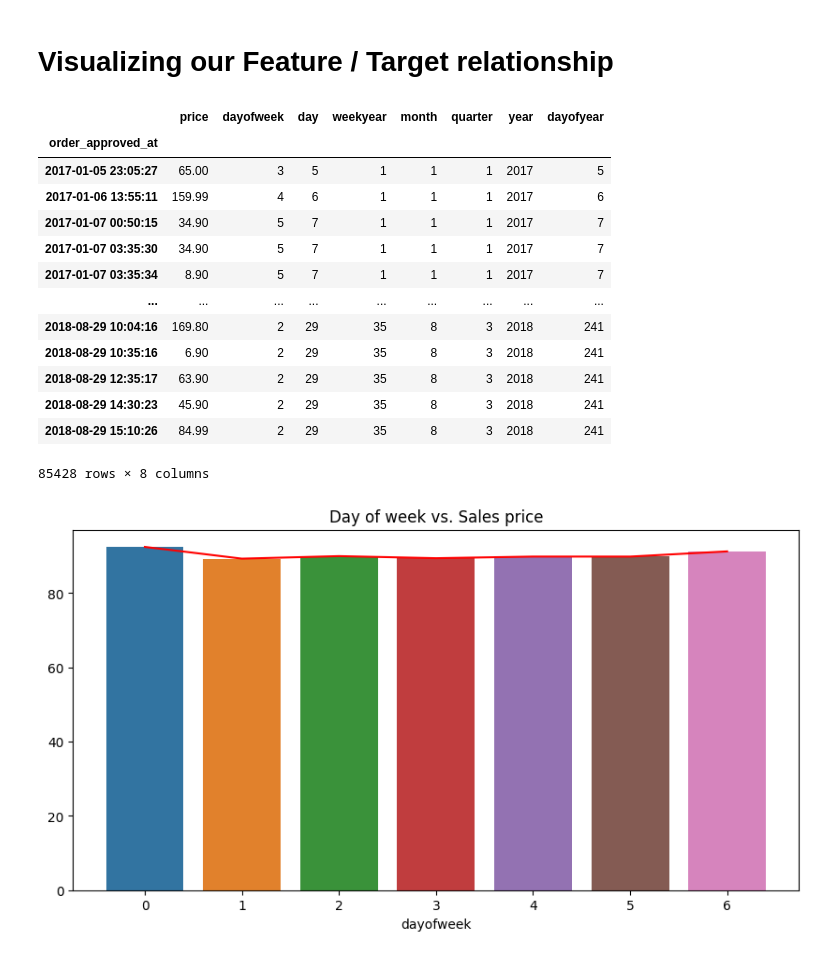
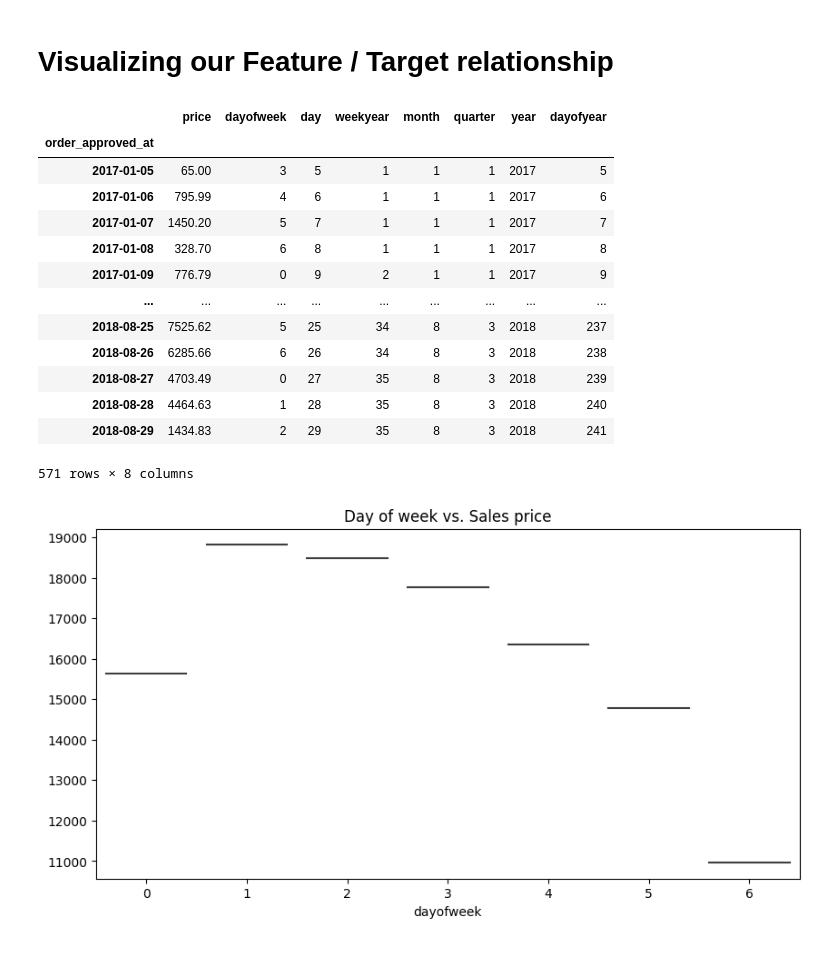
Before and after one commit to rpacco/olist_analysis, a Jupyter notebook: olist_analysis.ipynb, the cells around one changed output. Drawn from its saved outputs; the diff is of its cells as text; code cells hidden in the pictures.

```diff
--- a/olist_analysis.ipynb
+++ b/olist_analysis.ipynb
@@ -263,6 +267,6 @@ plt.show()
 # %% [markdown]
 It seems that prior to 2017, the data available goes back to first days from October and continues with a gap of new data until first days of 2017. Considering that, it is reasonable to drop data before 2017.
 # %%
-df_forecast = df_forecast[df_forecast.index >= "2017-01-01"]
+df_forecast = df_forecast[df_forecast.index >= "2017-01-01"].resample("D").sum()
 df_forecast
 # %% [output]
@@ -330,31 +334,30 @@ df_forecast = create_features(df_forecast)
 # Visualizing our Feature / Target relationship
 # %%
 # selecting data for plot visualizations, excluded outliers > than 0.95 percentile
-plot_viz = df_forecast[df_forecast["price"] < df_forecast["price"].quantile(0.95)].drop(columns="product_category_name")
+plot_viz = df_forecast[df_forecast["price"] < df_forecast["price"].quantile(0.95)]
 plot_viz
 # %% [output]
 |  | price | dayofweek | day | weekyear | month | quarter | year | dayofyear |
 | order_approved_at |  |  |  |  |  |  |  |  |
-| 2017-01-05 23:05:27 | 65.00 | 3 | 5 | 1 | 1 | 1 | 2017 | 5 |
-| 2017-01-06 13:55:11 | 159.99 | 4 | 6 | 1 | 1 | 1 | 2017 | 6 |
-| 2017-01-07 00:50:15 | 34.90 | 5 | 7 | 1 | 1 | 1 | 2017 | 7 |
-| 2017-01-07 03:35:30 | 34.90 | 5 | 7 | 1 | 1 | 1 | 2017 | 7 |
-| 2017-01-07 03:35:34 | 8.90 | 5 | 7 | 1 | 1 | 1 | 2017 | 7 |
+| 2017-01-05 | 65.00 | 3 | 5 | 1 | 1 | 1 | 2017 | 5 |
+| 2017-01-06 | 795.99 | 4 | 6 | 1 | 1 | 1 | 2017 | 6 |
+| 2017-01-07 | 1450.20 | 5 | 7 | 1 | 1 | 1 | 2017 | 7 |
+| 2017-01-08 | 328.70 | 6 | 8 | 1 | 1 | 1 | 2017 | 8 |
+| 2017-01-09 | 776.79 | 0 | 9 | 2 | 1 | 1 | 2017 | 9 |
 | ... | ... | ... | ... | ... | ... | ... | ... | ... |
-| 2018-08-29 10:04:16 | 169.80 | 2 | 29 | 35 | 8 | 3 | 2018 | 241 |
-| 2018-08-29 10:35:16 | 6.90 | 2 | 29 | 35 | 8 | 3 | 2018 | 241 |
-| 2018-08-29 12:35:17 | 63.90 | 2 | 29 | 35 | 8 | 3 | 2018 | 241 |
-| 2018-08-29 14:30:23 | 45.90 | 2 | 29 | 35 | 8 | 3 | 2018 | 241 |
-| 2018-08-29 15:10:26 | 84.99 | 2 | 29 | 35 | 8 | 3 | 2018 | 241 |
+| 2018-08-25 | 7525.62 | 5 | 25 | 34 | 8 | 3 | 2018 | 237 |
+| 2018-08-26 | 6285.66 | 6 | 26 | 34 | 8 | 3 | 2018 | 238 |
+| 2018-08-27 | 4703.49 | 0 | 27 | 35 | 8 | 3 | 2018 | 239 |
+| 2018-08-28 | 4464.63 | 1 | 28 | 35 | 8 | 3 | 2018 | 240 |
+| 2018-08-29 | 1434.83 | 2 | 29 | 35 | 8 | 3 | 2018 | 241 |
-85428 rows × 8 columns
+571 rows × 8 columns
 # %%
 # barplot of dayofweek vs. mean sales price. PS: 0 being Monday all the way to 6 being Sunday.
 plt.figure(figsize=(10,5))
-sns.barplot(x=plot_viz.groupby("dayofweek").mean()["price"].index, y=plot_viz.groupby("dayofweek").mean()["price"].values)
-plt.plot(plot_viz.groupby("dayofweek").mean()["price"], color="red")
+sns.violinplot(x=plot_viz.groupby("dayofweek").mean()["price"].index, y=plot_viz.groupby("dayofweek").mean()["price"].values)
 plt.title("Day of week vs. Sales price");
 # %% [output]
-[figure, old version]
+[figure, new version]
 # %%
 # barplot of month days vs. mean sales price.
 plt.figure(figsize=(10,5))
```
Also changed, not shown: parts of 31 cells of this notebook.
